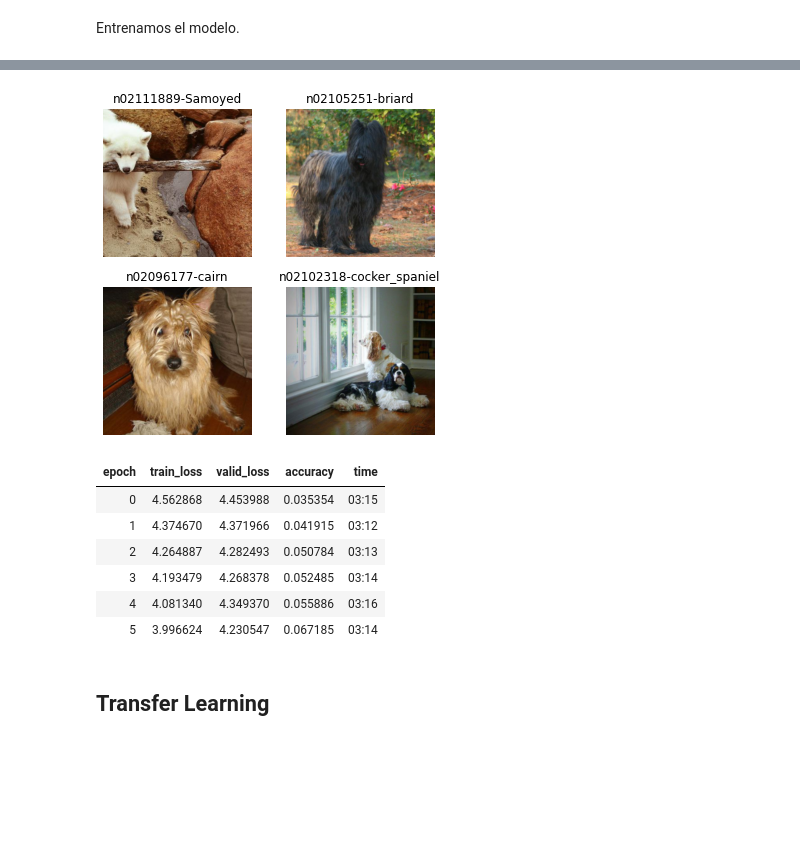
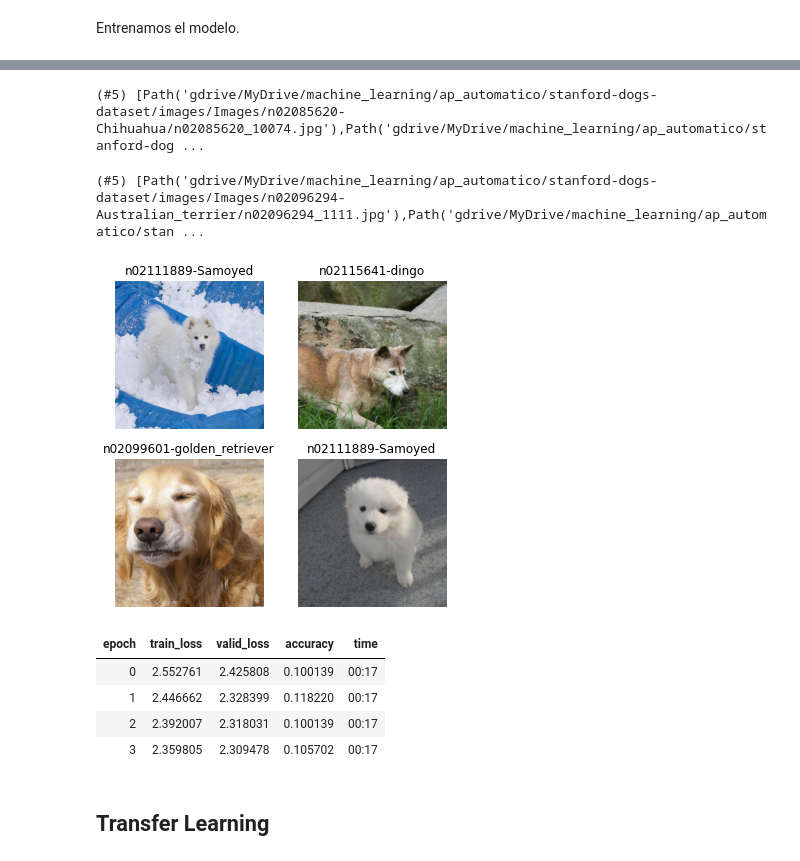
Before and after one commit to tomiambro/ap_automatico, a Jupyter notebook: tp2pytorch.ipynb, the cells around one changed output, grey strips where cells are left out. Cells and saved outputs as stored; diff of their text form; code cells hidden in the pictures; blank space fills up the shorter version.

Commit message:
TP2 terminado con las 10 clases de perros pedidas y usando alexnet para transfer learning

```diff
--- a/tp2pytorch.ipynb
+++ b/tp2pytorch.ipynb
@@ -59,0 +68,19 @@ for t in target_classes:
+# %%
+all_paths = [c for c in sorted(imgs_path.glob('*'))]
+
+idx = []
+
+for t in custom_classes:
+  for c in all_paths:
+    if t in str(c):
+      idx.append(all_paths.index(c))
+
+paths = [all_paths[x] for x in idx]
+f = []
+aux = []
+aux = [imgs_path.glob(f'{str(paths[i].stem)}/*') for i in range(len(paths))]
+
+for i in itertools.chain(*aux):
+  f.append(i)
+
+paths
@@ -245,15 +304,33 @@ Wall time: 17min 5s
 from fastai.vision.all import *
 # %%
 path = Path(f'{root_path}/images/Images')
+# %%
+get_image_files(path)[:5]
+# %% [output]
+(#5) [Path('gdrive/MyDrive/machine_learning/ap_automatico/stanford-dogs-dataset/images/Images/n02085620-Chihuahua/n02085620_10074.jpg'),Path('gdrive/MyDrive/machine_learning/ap_automatico/stanford-dog ...
+# %%
+def get_image(paths, recurse=True, folders=None):
+  aux = []
+  f = L()
+  for path in paths:
+    aux.append(get_files(path, extensions=image_extensions, recurse=recurse, folders=folders))
+  for c in aux:
+    for fs in c:
+      f.append(fs)
+  return f
+# %%
+get_image(paths)[:5]
+# %% [output]
+(#5) [Path('gdrive/MyDrive/machine_learning/ap_automatico/stanford-dogs-dataset/images/Images/n02096294-Australian_terrier/n02096294_1111.jpg'),Path('gdrive/MyDrive/machine_learning/ap_automatico/stan ...
 # %%
 dogs = DataBlock(
     blocks=(ImageBlock, CategoryBlock),
-    get_items=get_image_files,
+    get_items=get_image,
     splitter=RandomSplitter(valid_pct=0.4, seed=42),
     get_y=parent_label,
     item_tfms=Resize(256))
 # %%
-dls = dogs.dataloaders(path)
+dls = dogs.dataloaders(paths)
 dls.valid.show_batch(max_n=4)
 # %% [output]
-[figure, old version]
+[figure, new version]
@@ -260,15 +339,13 @@ dls.valid.show_batch(max_n=4)
 # %%
 learn = Learner(dls, model, metrics=accuracy).to_fp16()
 # %%
-learn.fit(6, lr=0.002)
+learn.fit(4, lr=0.002)
 # %% [output]
 | epoch | train_loss | valid_loss | accuracy | time |
-| 0 | 4.562868 | 4.453988 | 0.035354 | 03:15 |
-| 1 | 4.374670 | 4.371966 | 0.041915 | 03:12 |
-| 2 | 4.264887 | 4.282493 | 0.050784 | 03:13 |
-| 3 | 4.193479 | 4.268378 | 0.052485 | 03:14 |
-| 4 | 4.081340 | 4.349370 | 0.055886 | 03:16 |
-| 5 | 3.996624 | 4.230547 | 0.067185 | 03:14 |
+| 0 | 2.552761 | 2.425808 | 0.100139 | 00:17 |
+| 1 | 2.446662 | 2.328399 | 0.118220 | 00:17 |
+| 2 | 2.392007 | 2.318031 | 0.100139 | 00:17 |
+| 3 | 2.359805 | 2.309478 | 0.105702 | 00:17 |
 # %% [markdown]
 ## Transfer Learning
 # %%
```
Also changed, not shown: parts of 19 cells of this notebook.
